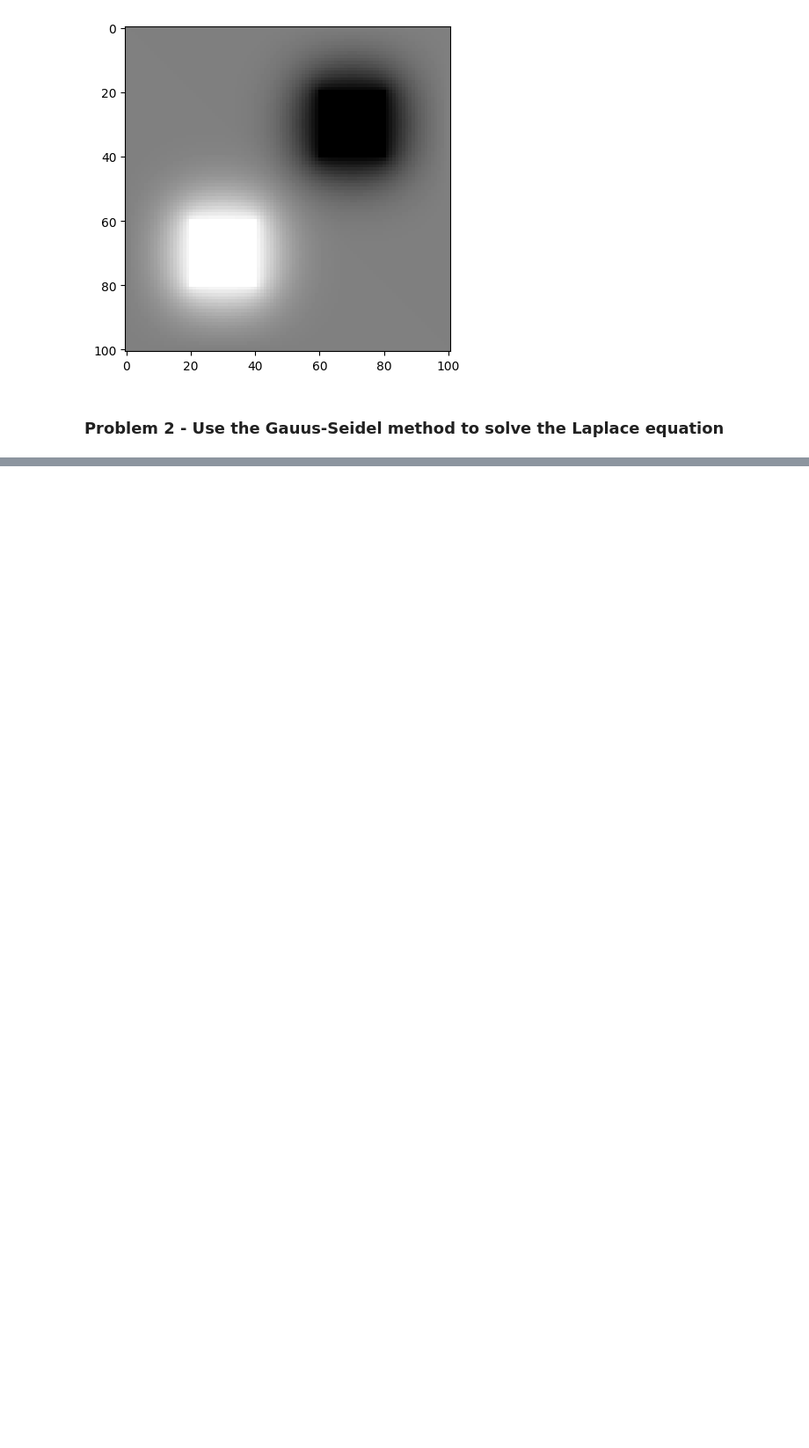
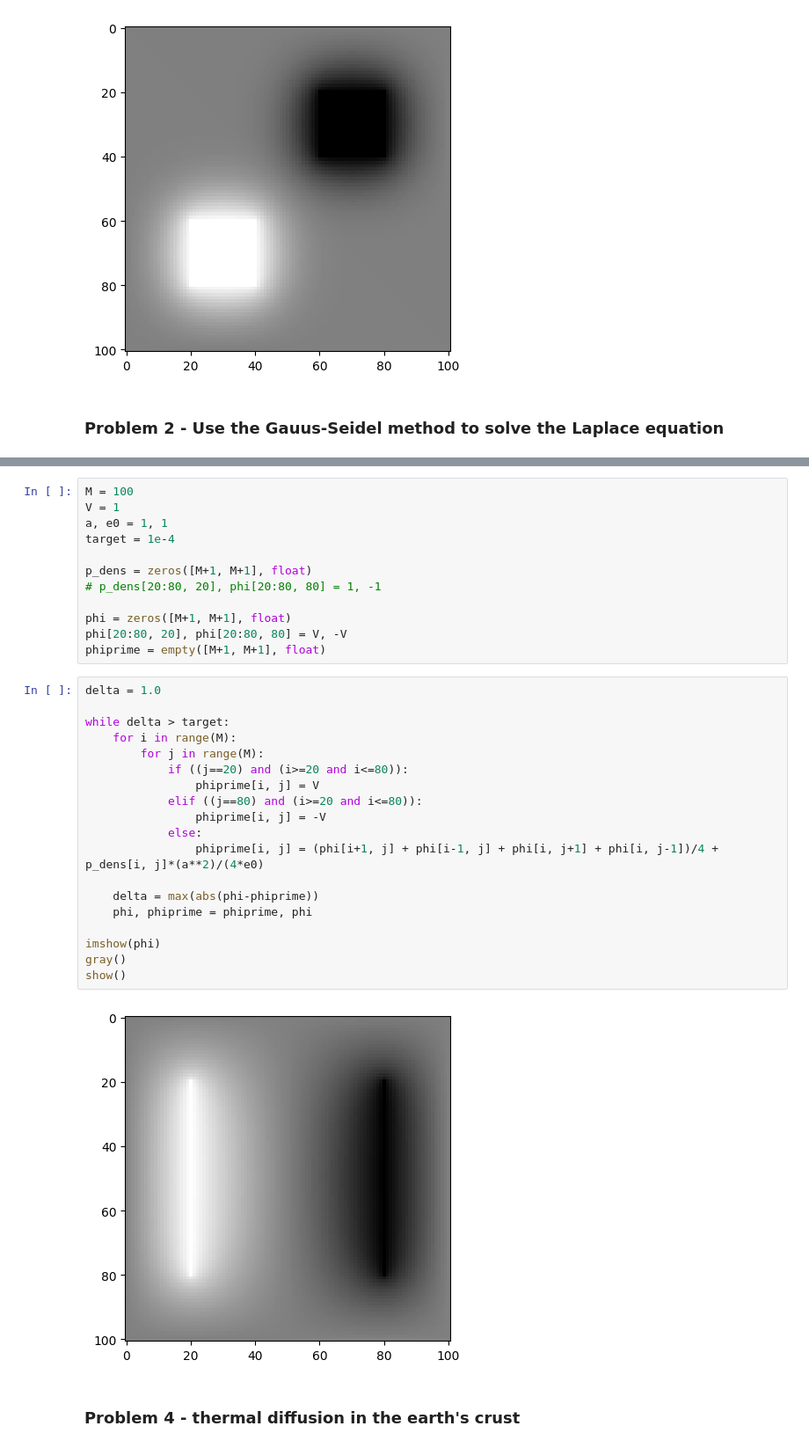
Before and after one commit to physerikc/computational-physics-II, a Jupyter notebook: list2 - partial differential equations.ipynb, the cells around one changed output, grey strips where cells are left out. Shown at 88% size. Saved outputs shown, nothing was run; the diff lists cells and outputs as text; blank space fills up the shorter version.

```diff
--- a/list2 - partial differential equations.ipynb
+++ b/list2 - partial differential equations.ipynb
@@ -69,0 +116,35 @@ show()
+# %%
+M = 100
+V = 1
+a, e0 = 1, 1
+target = 1e-4
+
+p_dens = zeros([M+1, M+1], float)
+# p_dens[20:80, 20], phi[20:80, 80] = 1, -1
+
+phi = zeros([M+1, M+1], float)
+phi[20:80, 20], phi[20:80, 80] = V, -V
+phiprime = empty([M+1, M+1], float)
+# %%
+delta = 1.0
+
+while delta > target:
+    for i in range(M):
+        for j in range(M):
+            if ((j==20) and (i>=20 and i<=80)):
+                phiprime[i, j] = V
+            elif ((j==80) and (i>=20 and i<=80)):
+                phiprime[i, j] = -V
+            else:
+                phiprime[i, j] = (phi[i+1, j] + phi[i-1, j] + phi[i, j+1] + phi[i, j-1])/4 + p_dens[i, j]*(a**2)/(4*e0)
+
+    delta = max(abs(phi-phiprime))
+    phi, phiprime = phiprime, phi
+
+imshow(phi)
+gray()
+show()
+# %% [output]
+[figure, added]
+# %% [markdown]
+### Problem 4 - thermal diffusion in the earth's crust
```
Also changed, not shown: parts of 6 cells of this notebook.
